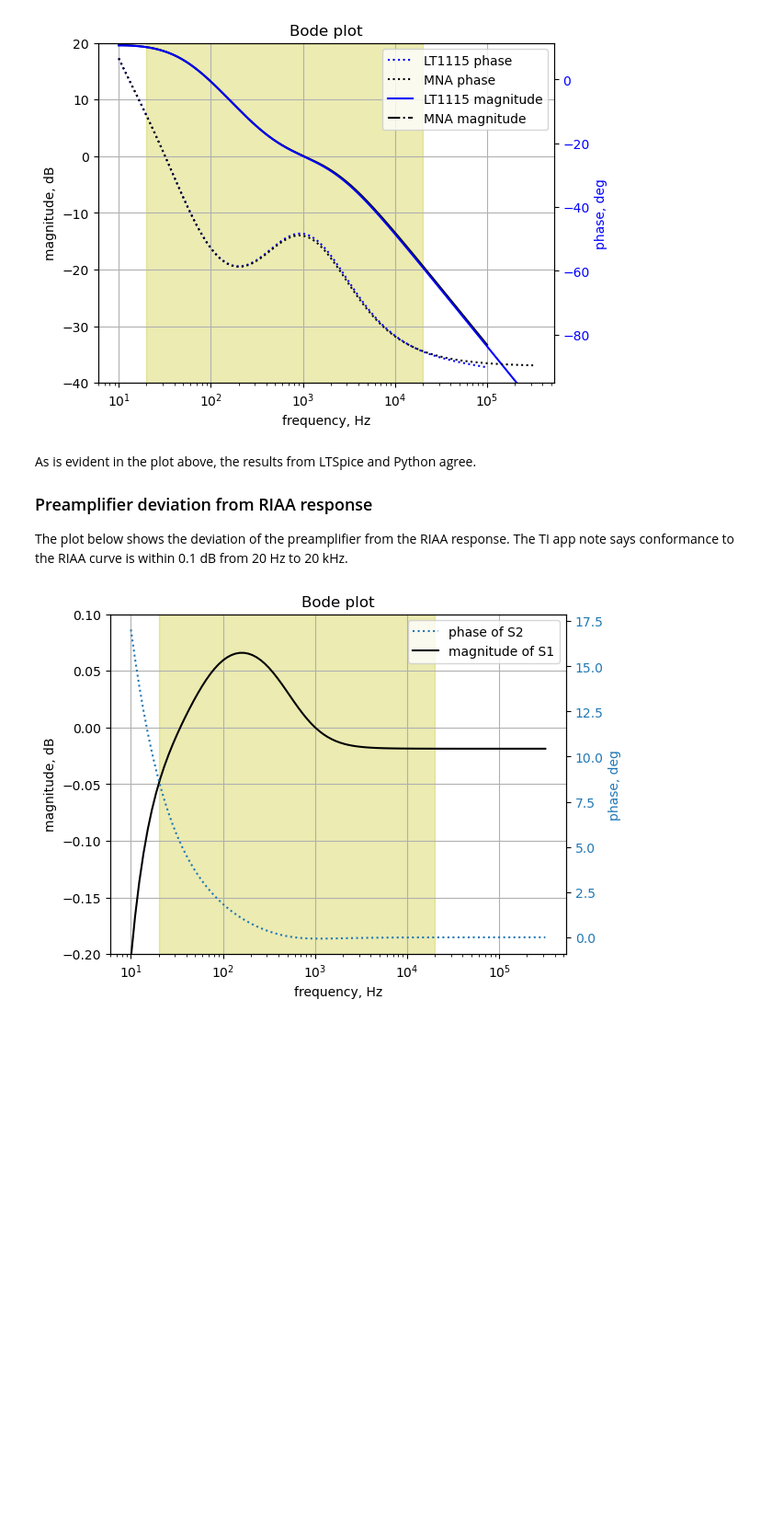
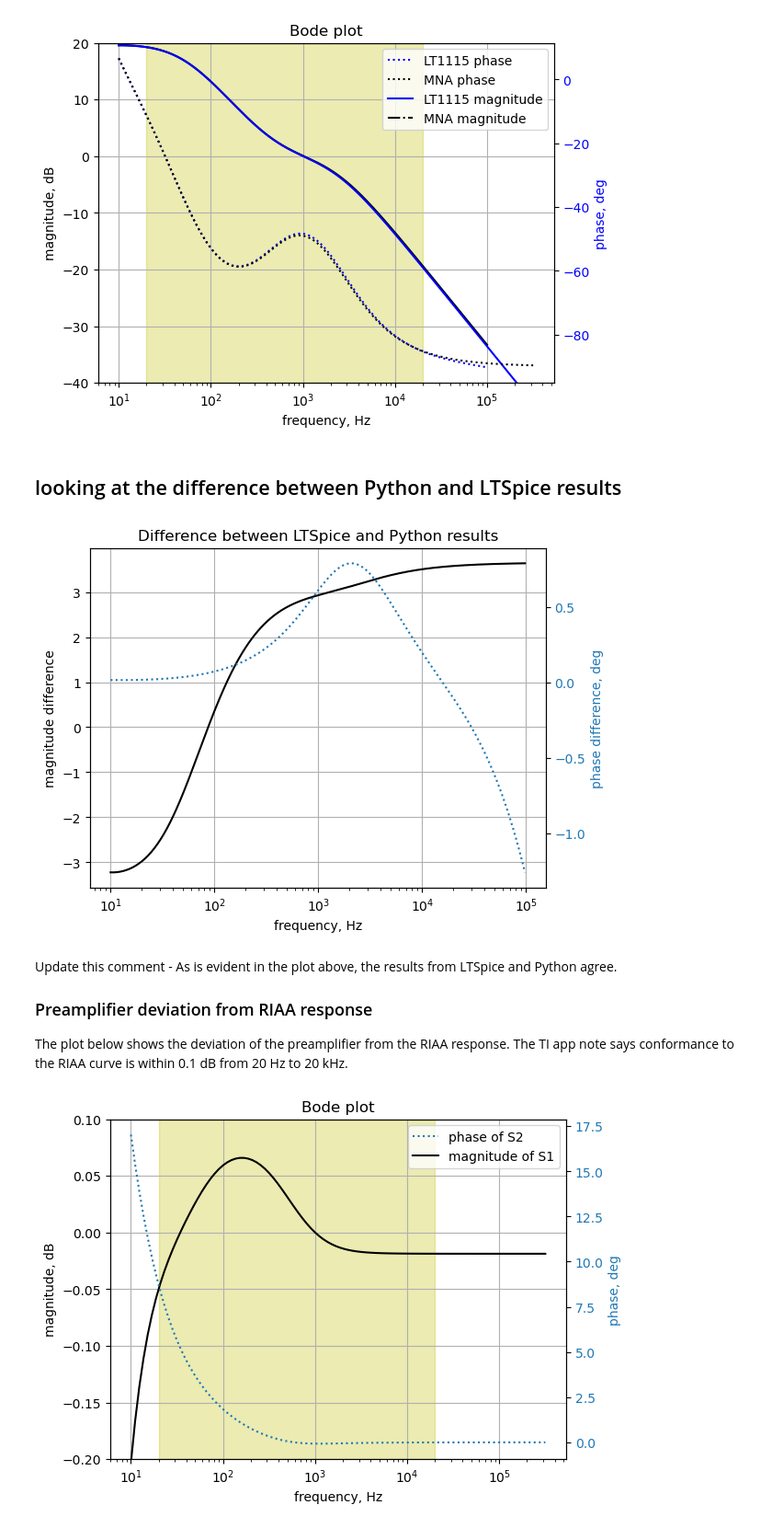
Before and after one commit to Tiburonboy/Symbolic-Modified-Nodal-Analysis-using-Python, a Jupyter notebook: backup/Two amplifier RIAA Phono Preamp.ipynb, the cells around one changed output. Shown at 92% size. Drawn from its saved outputs; the diff is of its cells as text; code cells hidden in the pictures; blank space fills up the shorter version.

```diff
--- a/backup/Two amplifier RIAA Phono Preamp.ipynb
+++ b/backup/Two amplifier RIAA Phono Preamp.ipynb
@@ -864,8 +879,38 @@ plt.title('Bode plot')
 plt.show()
 # %% [output]
 [figure]
+# %% [markdown]
+## looking at the difference between Python and LTSpice results
+# %%
+LTspice_axis_range = np.logspace(1, 5, 400, endpoint=False)*2*np.pi
+w_, mag_, phase_ = preamp_sys.bode(w=LTspice_axis_range)
+# %%
+fig, ax1 = plt.subplots()
+ax1.set_ylabel('magnitude difference')
+ax1.set_xlabel('frequency, Hz')
+
+plt.semilogx(frequency[0:-1], (np.abs(voltage[0:-1])+10**(11.257/20)) - 10**((mag_ - preamp_gain_1kHz)/20),'-k')
+
+ax1.tick_params(axis='y')
+#ax1.set_ylim((-30,20))
+plt.grid()
+
+# instantiate a second y-axes that shares the same x-axis
+ax2 = ax1.twinx()
+color = 'tab:blue'
+
+plt.semilogx(frequency[0:-1], np.angle(voltage[0:-1])*180/np.pi - phase_,':',color=color)
+
+ax2.set_ylabel('phase difference, deg',color=color)
+ax2.tick_params(axis='y', labelcolor=color)
+#ax2.set_ylim((-5,25))
+
+plt.title('Difference between LTSpice and Python results')
+plt.show()
+# %% [output]
+[figure, added]
 # %% [markdown]
-As is evident in the plot above, the results from LTSpice and Python agree.
+Update this comment - As is evident in the plot above, the results from LTSpice and Python agree.
 
 ### Preamplifier deviation from RIAA response
 The plot below shows the deviation of the preamplifier from the RIAA response. The TI app note says conformance to the RIAA curve is within 0.1 dB from 20 Hz to 20 kHz.
```
Also changed, not shown: parts of 12 cells of this notebook, 26 other files.
